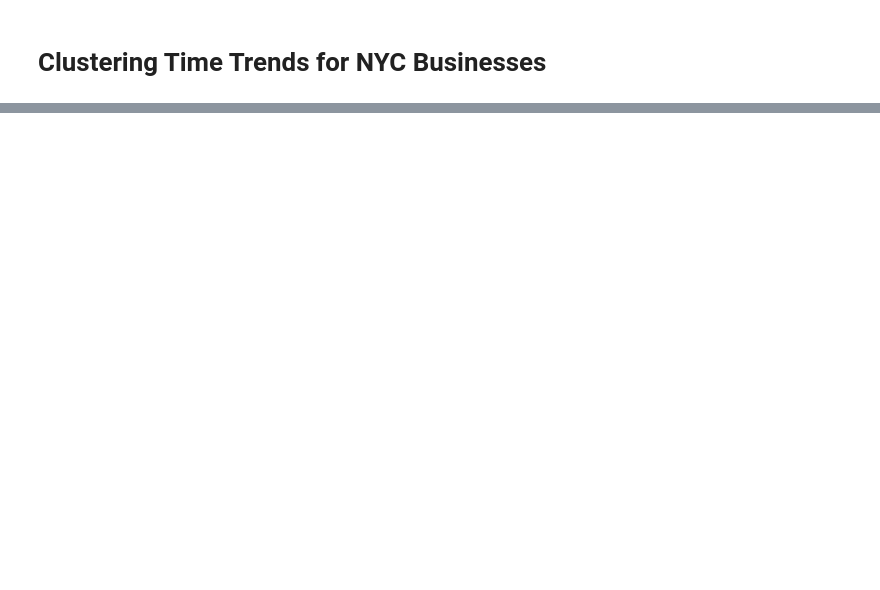
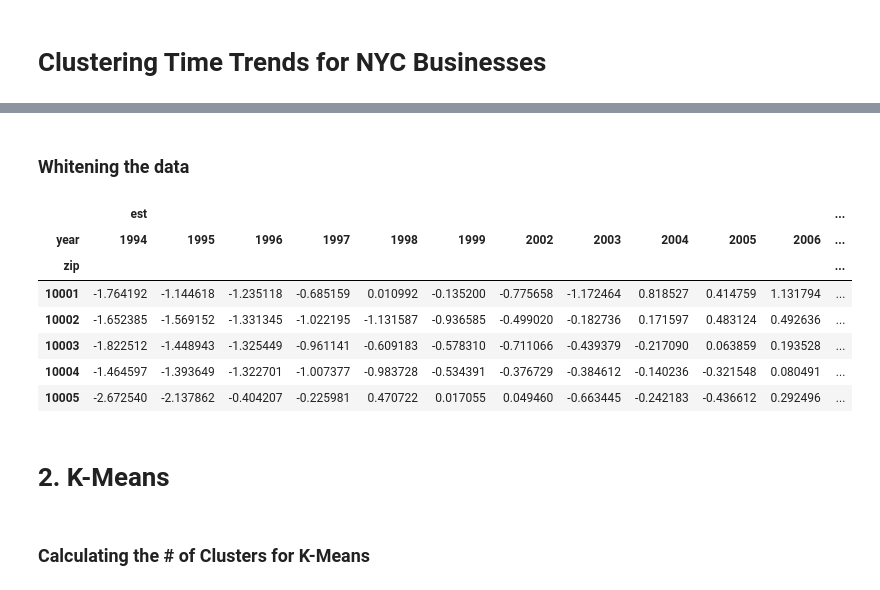
Before and after one commit to tashay/PUI2016_tg1478, a Jupyter notebook: HW11_tg1478/HW11_2_tg1478.ipynb, the cells around one changed output, grey strips where cells are left out. Saved outputs shown, nothing was run; the diff lists cells and outputs as text; code cells hidden in the pictures; blank space fills up the shorter version.

```diff
--- a/HW11_tg1478/HW11_2_tg1478.ipynb
+++ b/HW11_tg1478/HW11_2_tg1478.ipynb
@@ -44,0 +69,11 @@ TASKS:
+# %%
+census = census[['zip','est','year']]
+# %%
+census['zip'] = census['zip'].fillna(0.0).astype(int)
+census['zip'] = pd.to_numeric(census.zip).values
+census.index = census.zip
+# %%
+census = census.ix[zipsNYC].dropna(how='any')
+census.reset_index(drop=True, inplace=True)
+census['zip'] = census['zip'].astype(int)
+census['year'] = census['year'].astype(int)
@@ -44,0 +92,22 @@ TASKS:
+# %%
+census = census.groupby(['zip', 'year']).mean().unstack()
+# %% [markdown]
+### Whitening the data
+# %%
+for i in range(0,len(census)):
+    census.iloc[i] = (census.iloc[i]-census.iloc[i].mean())/census.iloc[i].std()
+
+census.head()
+# %% [output]
+|  | est |  |  |  |  |  |  |  |  |  |  | ... |
+| year | 1994 | 1995 | 1996 | 1997 | 1998 | 1999 | 2002 | 2003 | 2004 | 2005 | 2006 | ... |
+| zip |  |  |  |  |  |  |  |  |  |  |  | ... |
+| 10001 | -1.764192 | -1.144618 | -1.235118 | -0.685159 | 0.010992 | -0.135200 | -0.775658 | -1.172464 | 0.818527 | 0.414759 | 1.131794 | ... |
+| 10002 | -1.652385 | -1.569152 | -1.331345 | -1.022195 | -1.131587 | -0.936585 | -0.499020 | -0.182736 | 0.171597 | 0.483124 | 0.492636 | ... |
+| 10003 | -1.822512 | -1.448943 | -1.325449 | -0.961141 | -0.609183 | -0.578310 | -0.711066 | -0.439379 | -0.217090 | 0.063859 | 0.193528 | ... |
+| 10004 | -1.464597 | -1.393649 | -1.322701 | -1.007377 | -0.983728 | -0.534391 | -0.376729 | -0.384612 | -0.140236 | -0.321548 | 0.080491 | ... |
+| 10005 | -2.672540 | -2.137862 | -0.404207 | -0.225981 | 0.470722 | 0.017055 | 0.049460 | -0.663445 | -0.242183 | -0.436612 | 0.292496 | ... |
+# %% [markdown]
+# 2. K-Means
+# %% [markdown]
+### Calculating the # of Clusters for K-Means
```
Also changed, not shown: parts of 50 cells of this notebook.
